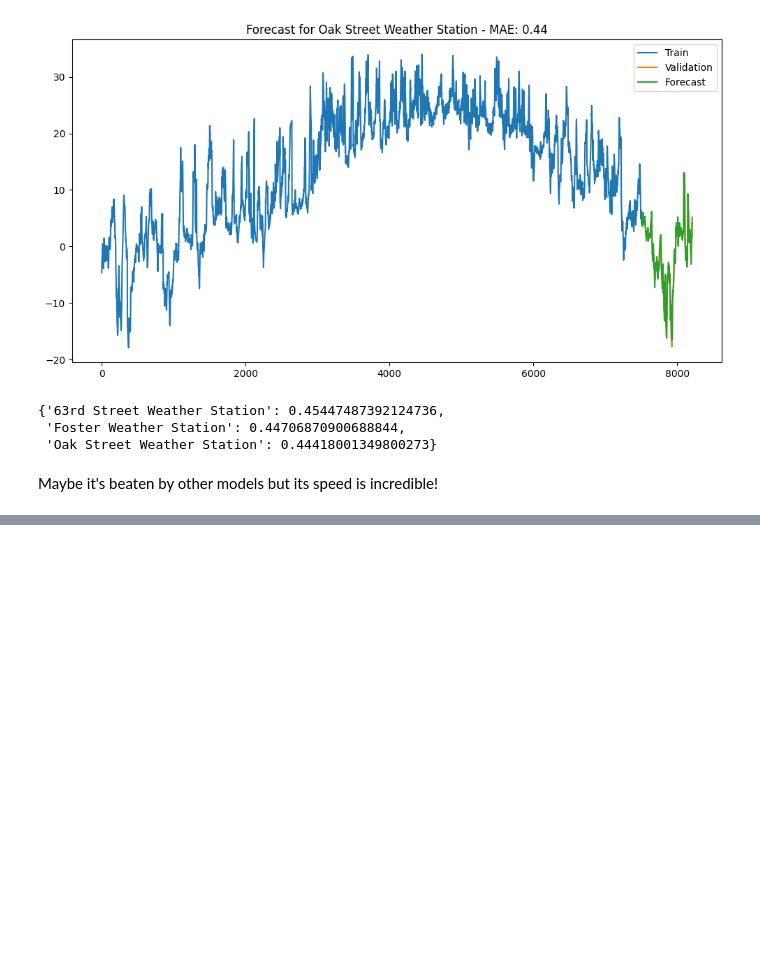
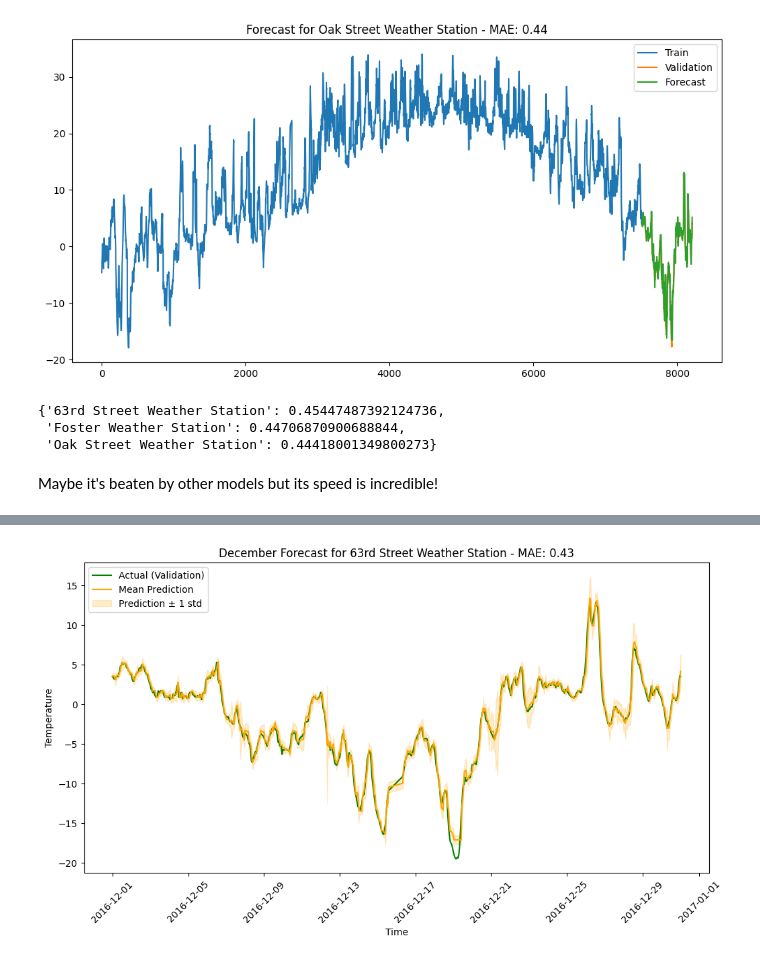
Before and after one commit to NathanielCogneaux/Weather_Forecast_Ideas, a Jupyter notebook: models/XGBoost.ipynb, the cells around one changed output, grey strips where cells are left out. Drawn from its saved outputs; the diff is of its cells as text; code cells hidden in the pictures; blank space fills up the shorter version.

```diff
--- a/models/XGBoost.ipynb
+++ b/models/XGBoost.ipynb
@@ -110,0 +113,100 @@ Maybe it's beaten by other models but its speed is incredible!
+# %%
+import xgboost as xgb
+from sklearn.metrics import mean_absolute_error
+import matplotlib.pyplot as plt
+import pandas as pd
+import numpy as np
+
+# Load the CSV file
+file_path = 'C:/Users/natha/OneDrive/Bureau/Interview trainings/Coding/Aquatic/Weather_Forecast_Ideas/data/chicago_beach_weather.csv'
+weather_data = pd.read_csv(file_path)
+
+# Preprocess the data
+weather_data['Measurement Timestamp'] = pd.to_datetime(weather_data['Measurement Timestamp'])
+weather_data.set_index('Measurement Timestamp', inplace=True)
+
+# Pivot the data by station name and fill any missing values
+df_pivot = weather_data.pivot(columns='Station Name', values='Air Temperature')
+df_pivot = df_pivot.fillna(method='ffill').fillna(method='bfill')
+
+# Generate lagged features
+station_names = df_pivot.columns
+lagged_data = pd.DataFrame()
+
+# Create lagged features for each station
+for station in station_names:
+    for lag in range(1, 8):  # 7 hours lag
+        lagged_data[f'{station}_lag{lag}'] = df_pivot[station].shift(lag)
+
+# Add each station's current value as a target
+for station in station_names:
+    lagged_data[f'target_{station}'] = df_pivot[station]
+
+# Drop rows with NaN values after creating lags
+lagged_data = lagged_data.dropna()
+
+# Split data into training (before December) and validation (December only)
+train_data = lagged_data[lagged_data.index < '2016-12-01']
+val_data = lagged_data[(lagged_data.index >= '2016-12-01') & (lagged_data.index <= '2016-12-31')]
+
+# Initialize dictionaries to store results
+mae_scores = {}
+forecast_results = {}
+
+# Number of models to ensemble for uncertainty estimation
+num_models = 10
+
+# Train and predict for each station
+for station in station_names:
+    X_train = train_data.drop(columns=[f'target_{s}' for s in station_names])
+    y_train = train_data[f'target_{station}']
+    X_val = val_data.drop(columns=[f'target_{s}' for s in station_names])
+    y_val = val_data[f'target_{station}']
+
+    # Generate predictions using multiple XGBoost models with different seeds
+    all_predictions = []
+    for seed in range(num_models):
+        model = xgb.XGBRegressor(n_estimators=100, max_depth=6, learning_rate=0.1,
+                                 subsample=0.8, colsample_bytree=0.8, random_state=seed)
+        model.fit(X_train, y_train)
+        pred = model.predict(X_val)
+        all_predictions.append(pred)
+
+    # Convert predictions to a NumPy array to calculate mean and standard deviation
+    all_predictions = np.array(all_predictions)
+    mean_predictions = np.mean(all_predictions, axis=0)
+    std_predictions = 10*np.std(all_predictions, axis=0)
+
+    # Compute MAE for the mean predictions
+    mae_scores[station] = mean_absolute_error(y_val, mean_predictions)
+
+    # Store results for plotting
+    forecast_results[station] = {
+        'train': y_train,
+        'validation': y_val,
+        'forecast': mean_predictions,
+        'std': std_predictions
+    }
+
+# Plot the December forecast with uncertainty band for each station
+for station in station_names:
+    results = forecast_results[station]
+
+    plt.figure(figsize=(12, 6))
+    plt.plot(results['validation'].index, results['validation'].values, label="Actual (Validation)", color="green")
+    plt.plot(results['validation'].index, results['forecast'], label="Mean Prediction", color="orange")
+    plt.fill_between(results['validation'].index,
+                     results['forecast'] - results['std'],
+                     results['forecast'] + results['std'],
+                     color="orange", alpha=0.2, label="Prediction ± 1 std")
+    plt.legend()
+    plt.title(f"December Forecast for {station} - MAE: {mae_scores[station]:.2f}")
+    plt.xlabel("Time")
+    plt.ylabel("Temperature")
+    plt.xticks(rotation=45)
+    plt.show()
+
+# Display MAE scores for each station
+print("MAE Scores per Station:", mae_scores)
+# %% [output]
+[figure, added]
```
Also changed, not shown: parts of 2 cells of this notebook, 1 other file.
